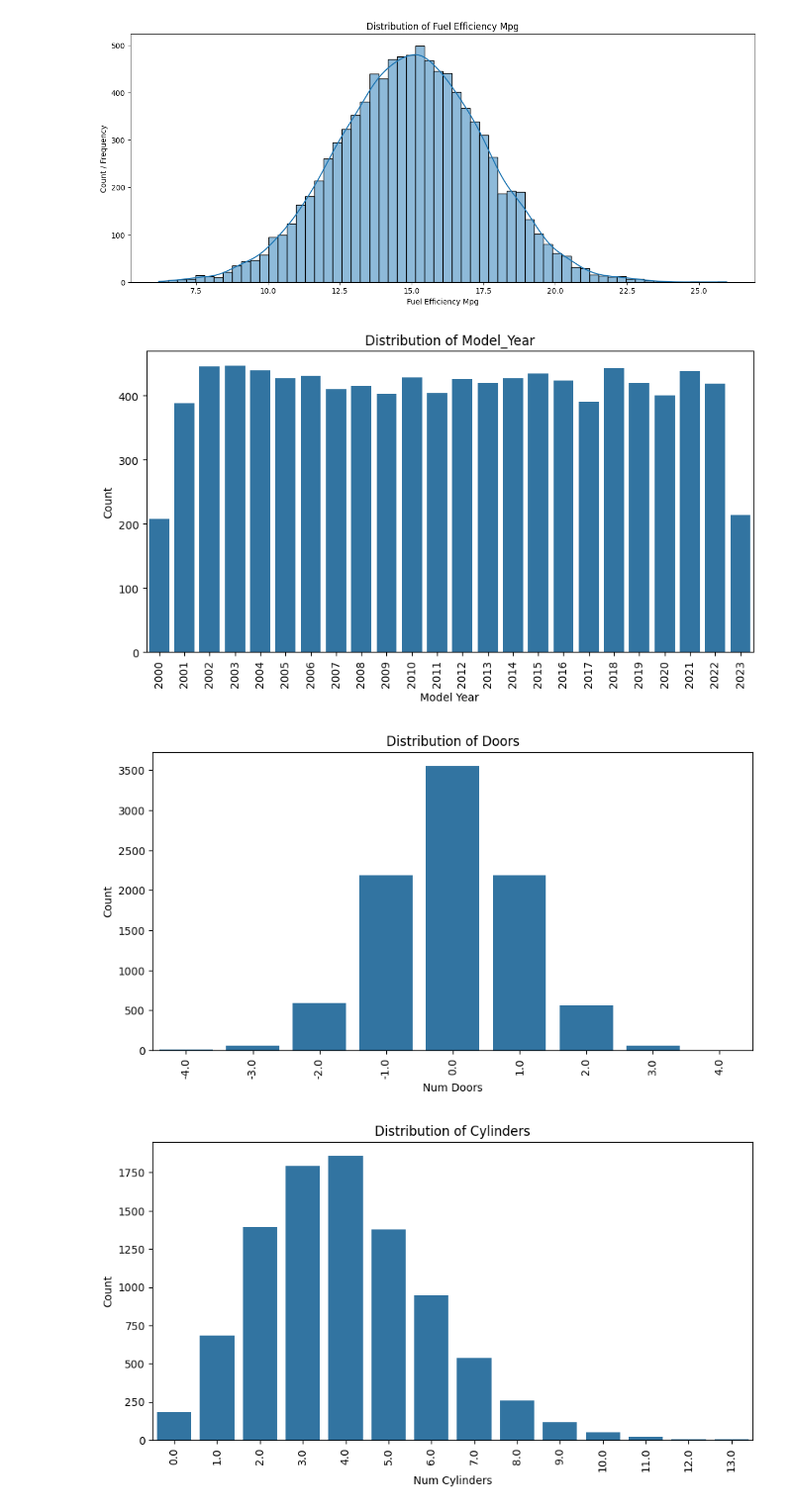
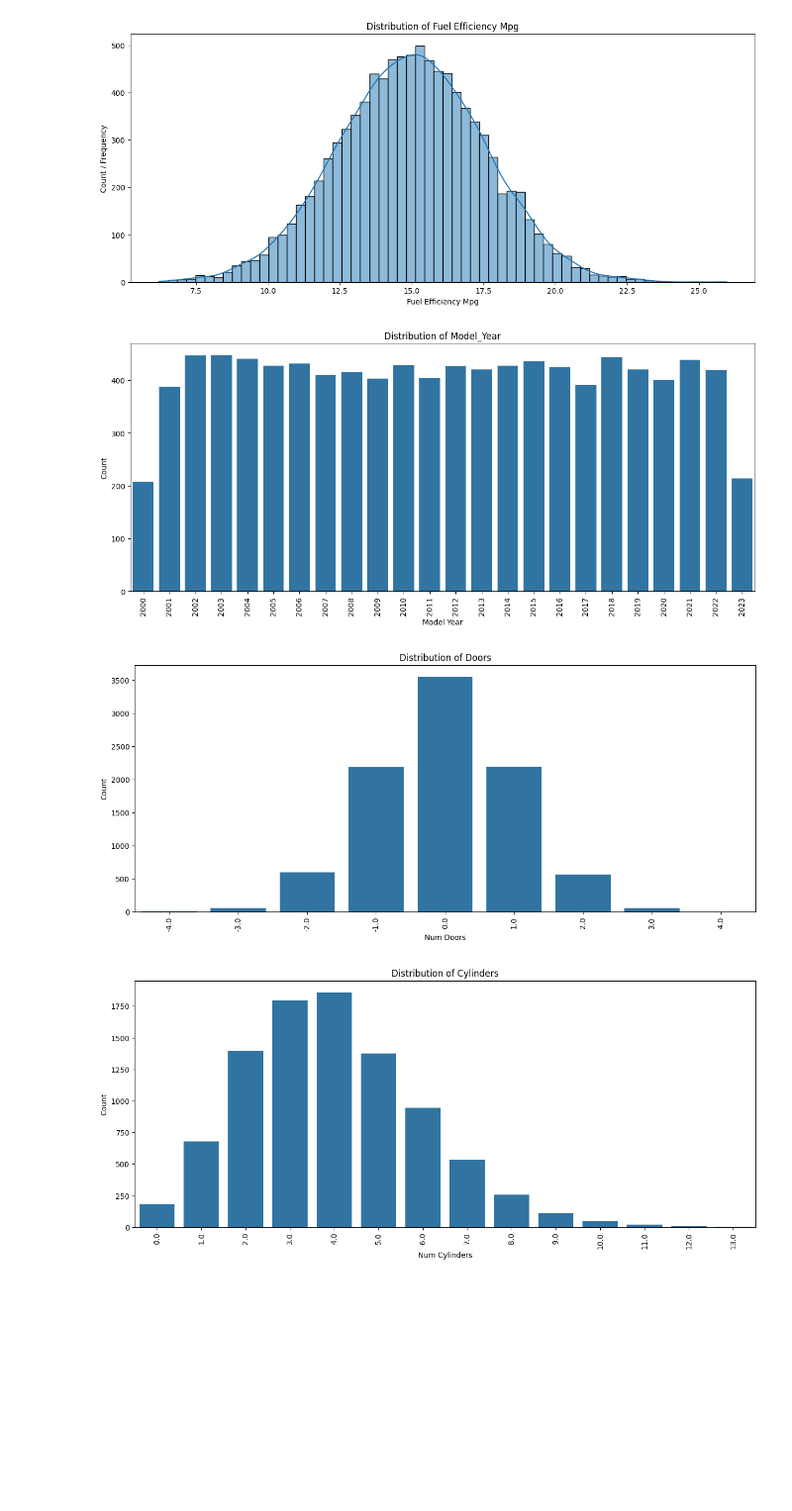
Before and after one commit to leevambe5/ml-zoomcamp-homeworks, a Jupyter notebook: Homework_2.ipynb, the cells around one changed output. Shown at 99% size. Cells and saved outputs as stored; diff of their text form; code cells hidden in the pictures; blank space fills up the shorter version.

```diff
--- a/Homework_2.ipynb
+++ b/Homework_2.ipynb
@@ -120,24 +120,24 @@ plot_continuous_numeric_distributions(data)
 # %%
 def plot_discrete_distributions(data):
     """
     Plots the distribution (count plot) for discrete numeric columns:
     'model_year', 'num_doors', 'num_cylinders'.
     """
     discrete_cols = ['model_year', 'num_doors', 'num_cylinders']
 
     for col in discrete_cols:
         if col in data.columns:
-            plt.figure(figsize=(10, 5))
+            plt.figure(figsize=(15, 6))
             sns.countplot(data=data, x=col)
             plt.title(f"Distribution of {col.replace('num_', '').title()}")
             plt.xlabel(col.replace('_', ' ').title())
             plt.ylabel("Count")
             plt.xticks(rotation=90)
             plt.show()
 
 # Example: call the function
 plot_discrete_distributions(data)
 # %% [output]
-[figure, old version]
+[figure, new version]
-[figure, old version]
+[figure, new version]
-[figure, old version]
+[figure, new version]
```
